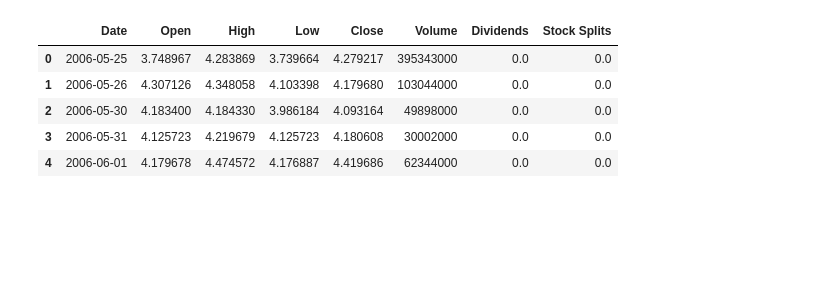
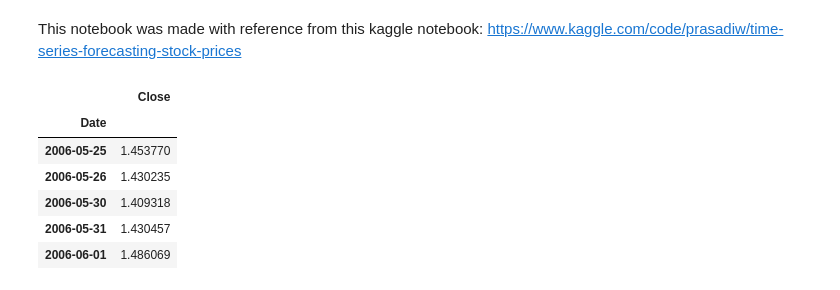
Before and after one commit to yjiahao/time-series-stocks, a Jupyter notebook: ARIMA.ipynb, the cells around one changed output. Saved outputs shown, nothing was run; the diff lists cells and outputs as text; code cells hidden in the pictures; blank space fills up the shorter version.

```diff
--- a/ARIMA.ipynb
+++ b/ARIMA.ipynb
@@ -1,15 +1,21 @@
+# %% [markdown]
+This notebook was made with reference from this kaggle notebook: https://www.kaggle.com/code/prasadiw/time-series-forecasting-stock-prices
 # %%
 import pandas as pd
 import seaborn as sns
 import matplotlib.pyplot as plt
 import numpy as np
 from statsmodels.tsa.seasonal import seasonal_decompose
-df = pd.read_csv("../data/Mastercard_stock_history.csv")
-df.head()
+df_log = pd.read_csv("./data/processed/mastercard_stock_history_processed.csv")
+
+df_log["Date"] = pd.to_datetime(df_log['Date'], infer_datetime_format=True)
+df_log.set_index('Date', inplace = True)
+df_log.head()
 # %% [output]
-|  | Date | Open | High | Low | Close | Volume | Dividends | Stock Splits |
-| 0 | 2006-05-25 | 3.748967 | 4.283869 | 3.739664 | 4.279217 | 395343000 | 0.0 | 0.0 |
-| 1 | 2006-05-26 | 4.307126 | 4.348058 | 4.103398 | 4.179680 | 103044000 | 0.0 | 0.0 |
-| 2 | 2006-05-30 | 4.183400 | 4.184330 | 3.986184 | 4.093164 | 49898000 | 0.0 | 0.0 |
-| 3 | 2006-05-31 | 4.125723 | 4.219679 | 4.125723 | 4.180608 | 30002000 | 0.0 | 0.0 |
-| 4 | 2006-06-01 | 4.179678 | 4.474572 | 4.176887 | 4.419686 | 62344000 | 0.0 | 0.0 |
+|  | Close |
+| Date |  |
+| 2006-05-25 | 1.453770 |
+| 2006-05-26 | 1.430235 |
+| 2006-05-30 | 1.409318 |
+| 2006-05-31 | 1.430457 |
+| 2006-06-01 | 1.486069 |
```
Also changed, not shown: parts of 11 cells of this notebook, 2 other files.
